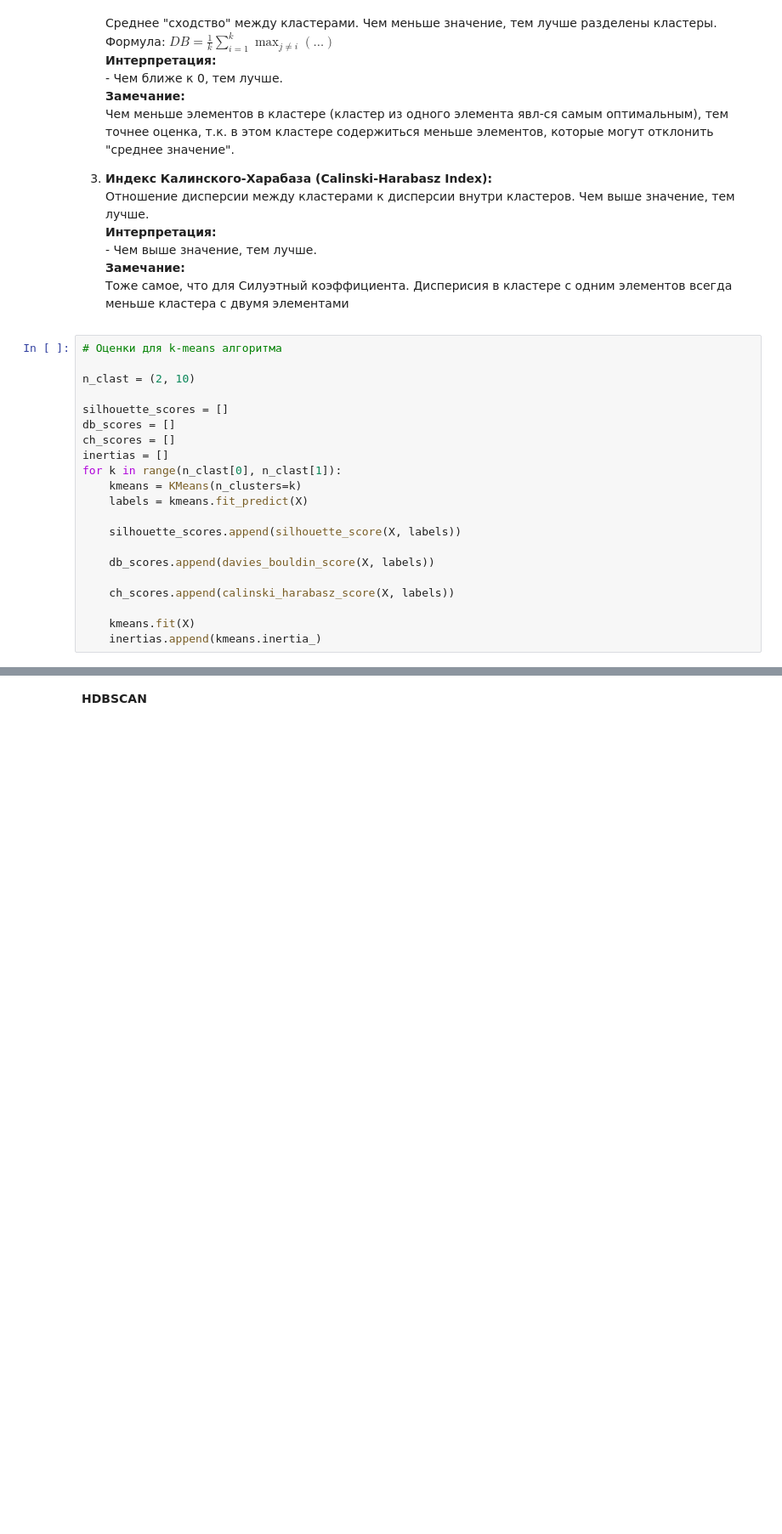
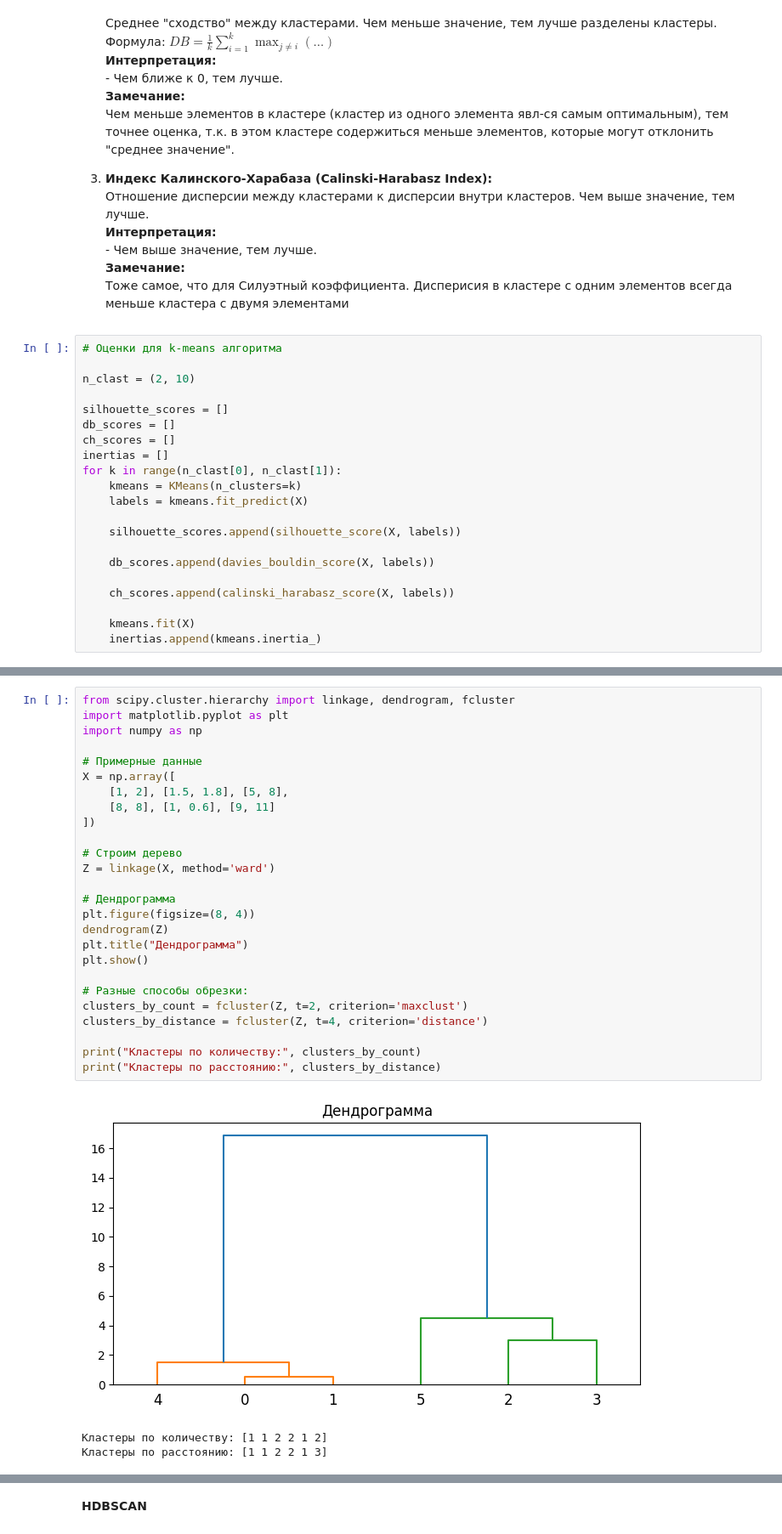
Before and after one commit to Nettsome/coursework, a Jupyter notebook: Tasks/main.ipynb, the cells around one changed output, grey strips where cells are left out. Shown at 85% size. Cells and saved outputs as stored; diff of their text form; blank space fills up the shorter version.

```diff
--- a/Tasks/main.ipynb
+++ b/Tasks/main.ipynb
@@ -511,0 +543,30 @@ plt.show()
+# %%
+from scipy.cluster.hierarchy import linkage, dendrogram, fcluster
+import matplotlib.pyplot as plt
+import numpy as np
+
+# Примерные данные
+X = np.array([
+    [1, 2], [1.5, 1.8], [5, 8],
+    [8, 8], [1, 0.6], [9, 11]
+])
+
+# Строим дерево
+Z = linkage(X, method='ward')
+
+# Дендрограмма
+plt.figure(figsize=(8, 4))
+dendrogram(Z)
+plt.title("Дендрограмма")
+plt.show()
+
+# Разные способы обрезки:
+clusters_by_count = fcluster(Z, t=2, criterion='maxclust')
+clusters_by_distance = fcluster(Z, t=4, criterion='distance')
+
+print("Кластеры по количеству:", clusters_by_count)
+print("Кластеры по расстоянию:", clusters_by_distance)
+# %% [output]
+[figure, added]
+Кластеры по количеству: [1 1 2 2 1 2]
+Кластеры по расстоянию: [1 1 2 2 1 3]
```
Also changed, not shown: parts of 11 cells of this notebook.
